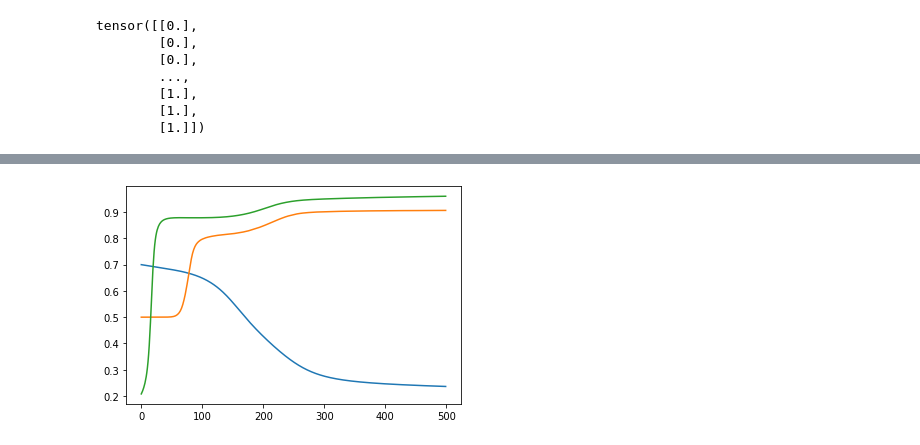
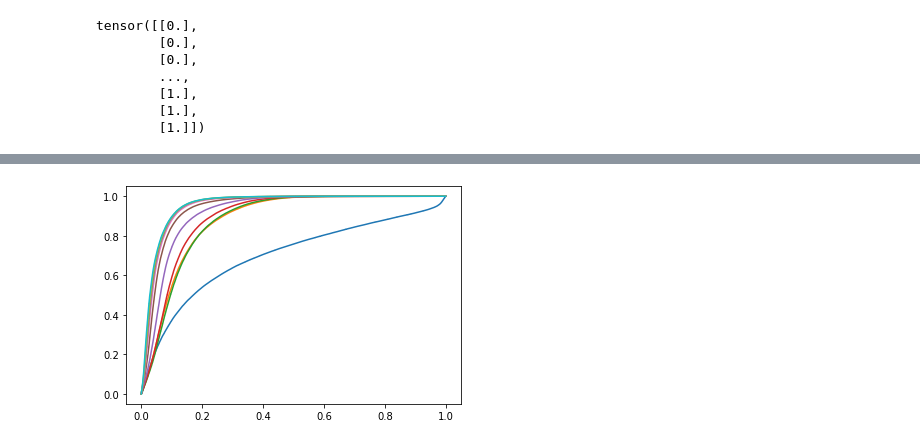
Before and after one commit to tore1311/Semisupervised, a Jupyter notebook: classifier.ipynb, the cells around one changed output, grey strips where cells are left out. Cells and saved outputs as stored; diff of their text form; code cells hidden in the pictures.

Commit message:
better plotting and gpu support

```diff
--- a/classifier.ipynb
+++ b/classifier.ipynb
@@ -7,0 +9,9 @@ from sklearn.metrics import roc_auc_score
+# %%
+if torch.cuda.is_available():
+    dev = "cuda:0"
+    print("running on GPU")
+else:
+    print("running on CPU")
+    dev = "cpu"
+
+device = torch.device(dev)
@@ -70,40 +85,44 @@ tensor([[0.],
         [1.]])
 # %%
 model = torch.nn.Sequential(
-    torch.nn.Linear(25, 40),
+    torch.nn.Linear(26, 200),
     torch.nn.ReLU(),
-    torch.nn.Linear(40, 25),
+    torch.nn.Linear(200, 250),
     torch.nn.ReLU(),
-    torch.nn.Linear(25, 20),
+    torch.nn.Linear(250, 150),
     torch.nn.ReLU(),
-    torch.nn.Linear(20, 1),
+    torch.nn.Linear(150, 1),
     torch.nn.Sigmoid()
 )
 
+model = model.to(device)
 loss_fn = torch.nn.BCELoss()
 # %%
-learning_rate = 0.04
+learning_rate = 0.02
 epochs = 500
 
 optimizer = torch.optim.SGD(model.parameters(), lr=learning_rate)
 # %%
-loss_arr = []
+loss_train_arr = []
+loss_val_arr = []
 acc_arr = []
 auc_arr = []
 for e in range(epochs):
     label_pred = model(training_input)
-    loss = loss_fn(label_pred, training_labels.reshape(-1, 1))
-    val_pred = model(val_input)
-    acc_arr.append(1 - torch.sum(torch.abs(model(val_input).round() - val_labels.reshape(-1, 1))).item()/len(val_labels))
-    loss_arr.append(loss.item())
-    auc_arr.append(roc_auc_score(val_labels.detach().numpy(), val_pred.detach().numpy()))
+    val_label_pred = model(val_input)
+
+    loss_train = loss_fn(label_pred, training_labels.reshape(-1, 1))
+    loss_val = loss_fn(val_label_pred, val_labels.reshape(-1, 1))
+
+    acc_arr.append(1 - torch.sum(torch.abs(val_label_pred.round() - val_labels.reshape(-1, 1))).item()/len(val_labels))
+    loss_train_arr.append(loss_train.item())
+    loss_val_arr.append(loss_val.item())
+    auc_arr.append(roc_auc_score(val_labels.detach().numpy(), val_label_pred.detach().numpy()))
     if e % 50 == 0:
-        print("epoch: %d, loss: %.4f, accuracy: %.4f, AUC: %.4f" % (e, loss.item(), acc_arr[e], auc_arr[e]))
+        print("epoch: %d, loss: %.4f, accuracy: %.4f, AUC: %.4f" % (e, loss_train.item(), acc_arr[e], auc_arr[e]))
+        fpr, tpr, thresholds = roc_curve(val_labels.detach().numpy(), val_label_pred.detach().numpy())
+        plt.plot(fpr, tpr)
     optimizer.zero_grad()
-    loss.backward()
+    loss_train.backward()
     optimizer.step()
-plt.plot(range(epochs), loss_arr)
-plt.plot(range(epochs), acc_arr)
-plt.plot(range(epochs), auc_arr)
-plt.show()
 # %% [output]
@@ -120 +139 @@ epoch: 450, loss: 0.2407, accuracy: 0.9057, AUC: 0.9583
-[figure, old version]
+[figure, new version]
```
Also changed, not shown: parts of 7 cells of this notebook.
